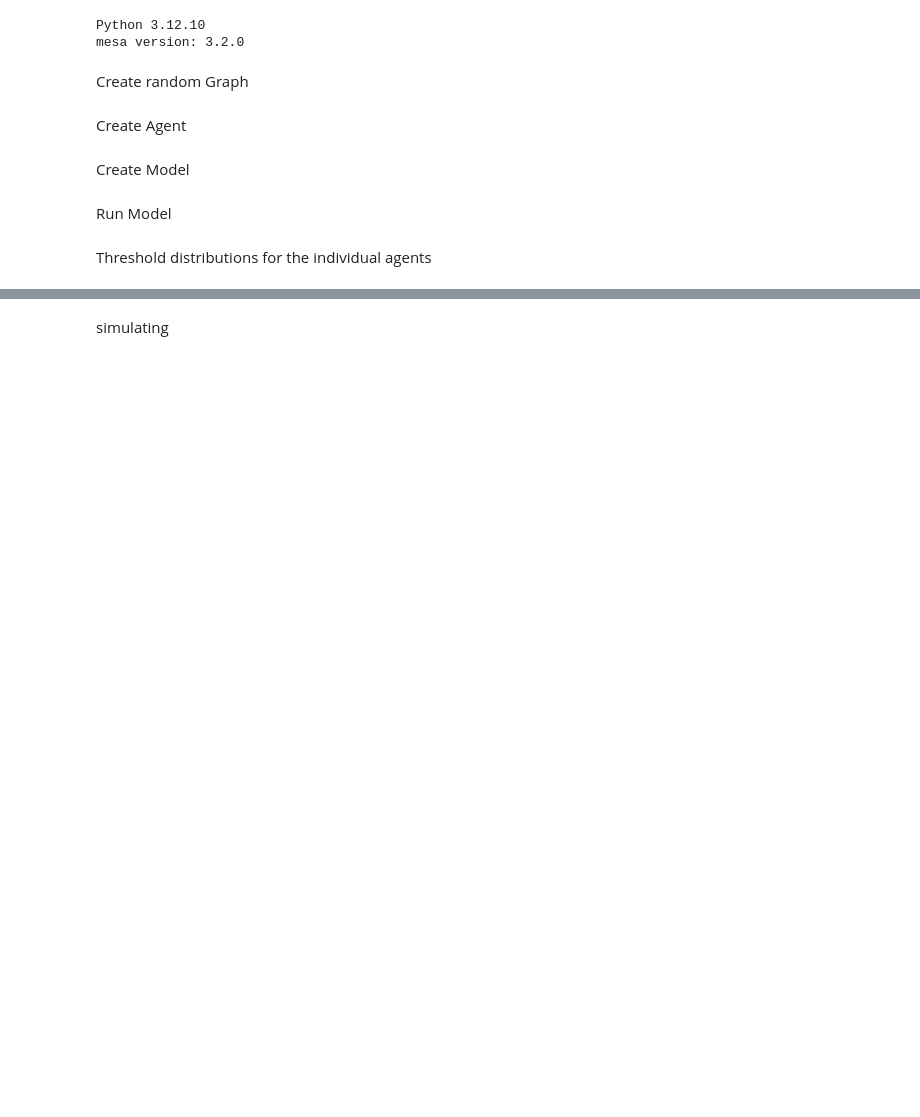
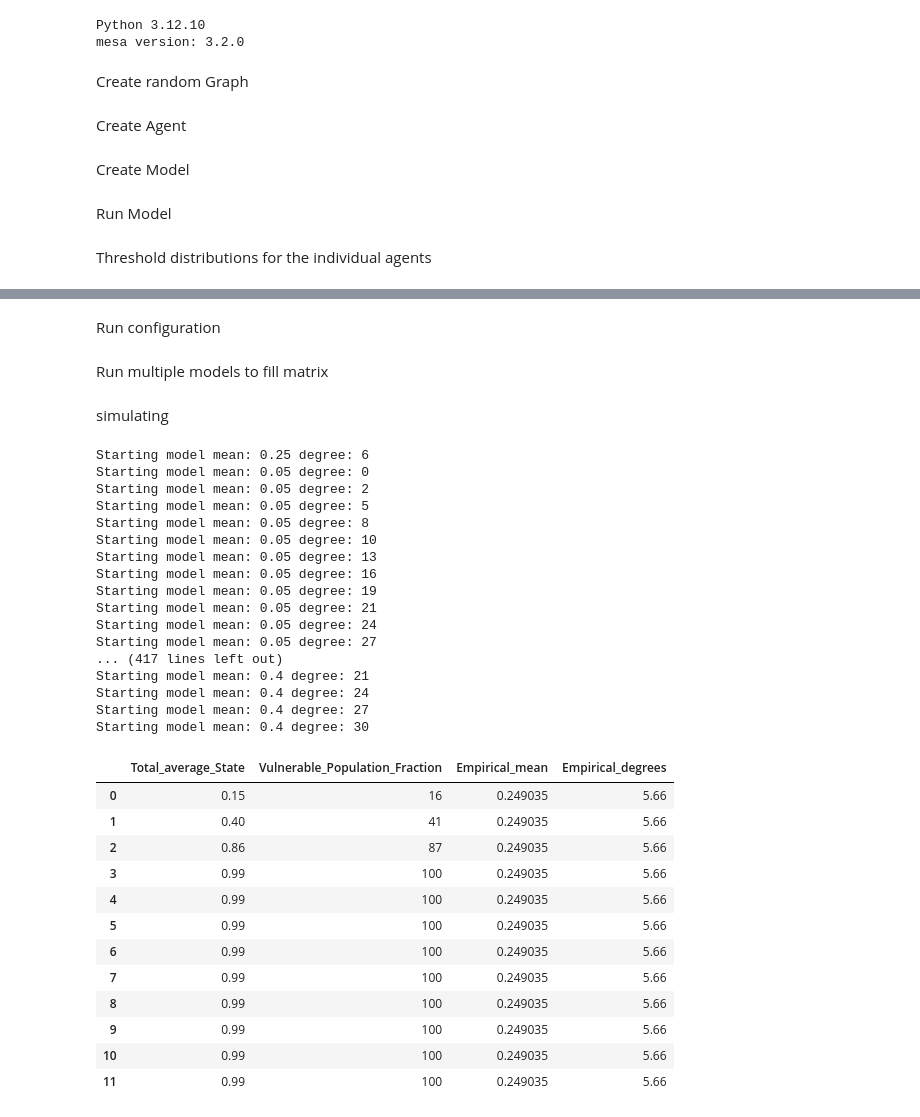
Before and after one commit to Fab159ian/CMSS_Exercises, a Jupyter notebook: exercise2.ipynb, the cells around one changed output, grey strips where cells are left out. Drawn from its saved outputs; the diff is of its cells as text; code cells hidden in the pictures; blank space fills up the shorter version.

```diff
--- a/exercise2.ipynb
+++ b/exercise2.ipynb
@@ -69,9 +67,9 @@ from mesa import Agent
 
 # code for agents
 class GraphAgent(Agent):
-    def __init__(self, model, starting_state, threshold_dist):
+    def __init__(self, model, threshold_dist):
         super().__init__(model)
-        self.state = starting_state
+        self.state = 0
         self.theta = threshold_dist()
 
     def step(self):
@@ -125,21 +123,18 @@ from random import sample
 
 # code for model
 class GraphModel(Model):
-    def __init__(self, threshold_dist, num_nodes=20, avg_degree=2, starting_state=0, graph=None, seed=None):
+    def __init__(self, threshold_dist, num_nodes=20, avg_degree=2, graph=None, p_k=None, seed=None):
         super().__init__(seed=seed)
         self.avg_degree = avg_degree
         self.num_agents = num_nodes
-
-        # Generate a sparse random graph using NetworkX
-        if graph is None:
-            self.p_uniform = avg_degree / (num_nodes - 1)
-            self.G = nx.fast_gnp_random_graph(num_nodes, self.p_uniform, 42)
-        else:
-            self.G = graph
+        if graph is None or p_k is None:
+            raise ValueError("Graph and degree probability required to initialize model!")
+        self.G = graph
+        self.p_uniform = p_k
         self.grid = NetworkGrid(self.G)
 
         # Create an agent for each node
-        GraphAgent.create_agents(model=self, n=num_nodes, starting_state=starting_state, threshold_dist=threshold_dist)
+        GraphAgent.create_agents(model=self, n=num_nodes, threshold_dist=threshold_dist)
         for i, agent in enumerate(self.agents):
             self.grid.place_agent(agent, i)
 
@@ -220,0 +247,21 @@ def normal_dist(mean=MEAN, std=STANDARD_DEVIATION):
+# %% [markdown]
+Run configuration
+# %%
+def run_config(n, avg_degree, mean, std, dist_type, graph_type):
+    time = 12
+    PERTURB_PROPABILITY = 0.05
+    ITERATIONS = 20
+    TAU = 2.5
+
+    if graph_type == "random_uniform":
+        p_k = avg_degree / (n - 1)
+        graph = nx.fast_gnp_random_graph(n, p_k, 42)
+    elif graph_type == "scale_free":
+        graph, p_k = create_scale_free_graph(n, avg_degree, TAU)
+
+    if DEBUGMODEL:
+        print(f"Starting model mean: {mean} degree: {avg_degree}")
+    model_data, agent_states, model = run_model(n, avg_degree, time, create_distribution(mean=mean, std=std, dist_type=dist_type), ITERATIONS, PERTURB_PROPABILITY, graph, p_k)
+    return model_data, agent_states, model, graph
+# %% [markdown]
+Run multiple models to fill matrix
@@ -221,3 +276,43 @@ def normal_dist(mean=MEAN, std=STANDARD_DEVIATION):
 # %% [markdown]
 simulating
+# %%
+#single example
+N_SINGLE = 100
+AVG_DEGREE = 6
+MEAN = 0.25
+STANDARD_DEVIATION = 0.05
+model_data_single, agent_states_single, model_single, graph = run_config(N_SINGLE, AVG_DEGREE, MEAN, STANDARD_DEVIATION, "normal", "random_uniform")
+
+model_data_single
+# %% [output]
+Starting model mean: 0.25 degree: 6
+Starting model mean: 0.05 degree: 0
+Starting model mean: 0.05 degree: 2
+Starting model mean: 0.05 degree: 5
+Starting model mean: 0.05 degree: 8
+Starting model mean: 0.05 degree: 10
+Starting model mean: 0.05 degree: 13
+Starting model mean: 0.05 degree: 16
+Starting model mean: 0.05 degree: 19
+Starting model mean: 0.05 degree: 21
+Starting model mean: 0.05 degree: 24
+Starting model mean: 0.05 degree: 27
+... (417 lines left out)
+Starting model mean: 0.4 degree: 21
+Starting model mean: 0.4 degree: 24
+Starting model mean: 0.4 degree: 27
+Starting model mean: 0.4 degree: 30
+|  | Total_average_State | Vulnerable_Population_Fraction | Empirical_mean | Empirical_degrees |
+| 0 | 0.15 | 16 | 0.249035 | 5.66 |
+| 1 | 0.40 | 41 | 0.249035 | 5.66 |
+| 2 | 0.86 | 87 | 0.249035 | 5.66 |
+| 3 | 0.99 | 100 | 0.249035 | 5.66 |
+| 4 | 0.99 | 100 | 0.249035 | 5.66 |
+| 5 | 0.99 | 100 | 0.249035 | 5.66 |
+| 6 | 0.99 | 100 | 0.249035 | 5.66 |
+| 7 | 0.99 | 100 | 0.249035 | 5.66 |
+| 8 | 0.99 | 100 | 0.249035 | 5.66 |
+| 9 | 0.99 | 100 | 0.249035 | 5.66 |
+| 10 | 0.99 | 100 | 0.249035 | 5.66 |
+| 11 | 0.99 | 100 | 0.249035 | 5.66 |
 # %%
```
Also changed, not shown: parts of 13 cells of this notebook.
